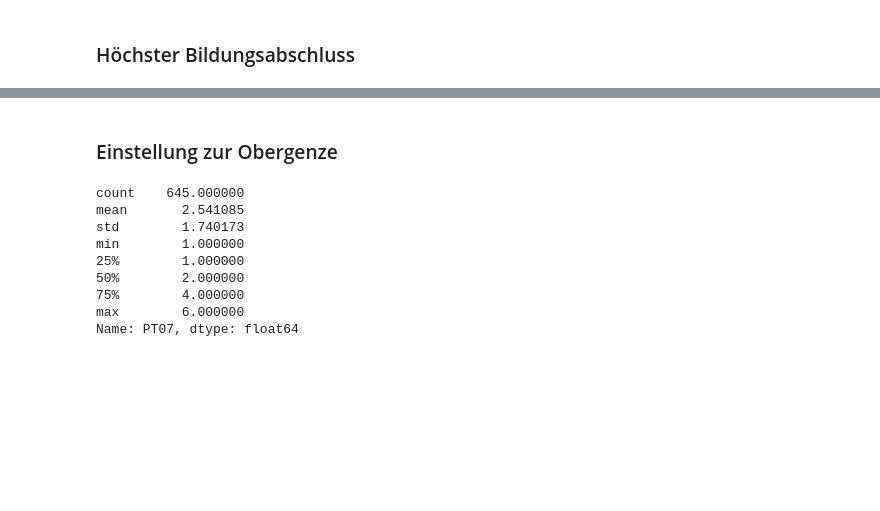
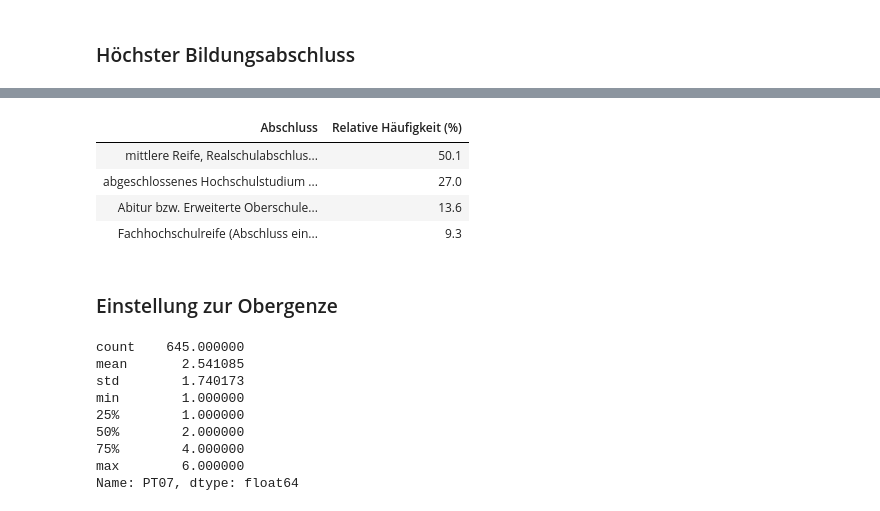
Before and after one commit to lara-polat/KI_Demokratie, a Jupyter notebook: analysis2.ipynb, the cells around one changed output, grey strips where cells are left out. Cells and saved outputs as stored; diff of their text form; code cells hidden in the pictures; blank space fills up the shorter version.

```diff
--- a/analysis2.ipynb
+++ b/analysis2.ipynb
@@ -714,3 +771,44 @@ plt.show()
+# %%
+# ergänzende Tabelle mit Bildungsabschlüssen
+
+import pandas as pd
+from IPython.display import display, HTML
+
+# Labels für Bildungsabschluss
+labels_bildung = {
+    1: 'Schüler/-in, besuche eine allgemeinbildende Vollzeitschule',
+    2: 'Volks- / Hauptschulabschluss bzw. Polytechnische Oberschule mit Abschluss 8. oder 9. Klasse',
+    3: 'mittlere Reife, Realschulabschluss bzw. Polytechnische Oberschule mit Abschluss 10. Klasse',
+    4: 'Fachhochschulreife (Abschluss einer Fachoberschule etc.)',
+    5: 'Abitur bzw. Erweiterte Oberschule mit Abschluss 12. Klasse (Hochschulreife)',
+    6: 'abgeschlossenes Hochschulstudium (Uni/FH)'
+}
+
+# Abschluss-Spalte in Textlabels umwandeln
+# df_masterprojekt1['PT03'] enthält die numerischen Codes (1–6)
+abschluss_series = df_masterprojekt1['PT03'].map(labels_bildung)
+
+# elative Häufigkeiten in % berechnen
+rel_freq = abschluss_series.value_counts(normalize=True, dropna=False) * 100
+
+# HTML-Tabelle im LMU-Grün
+green = "#00883A"
+
+result_df = pd.DataFrame({
+    f'<span style="color:{green}"><b>Abschluss</b></span>': rel_freq.index,
+    f'<span style="color:{green}"><b>Relative Häufigkeit (%)</b></span>': rel_freq.round(1).values
+}).sort_values(
+    by=f'<span style="color:{green}"><b>Relative Häufigkeit (%)</b></span>',
+    ascending=False
+).reset_index(drop=True)
+
+display(HTML(result_df.to_html(escape=False, index=False)))
+# %% [output]
+| Abschluss | Relative Häufigkeit (%) |
+| mittlere Reife, Realschulabschlus... | 50.1 |
+| abgeschlossenes Hochschulstudium ... | 27.0 |
+| Abitur bzw. Erweiterte Oberschule... | 13.6 |
+| Fachhochschulreife (Abschluss ein... | 9.3 |
 # %% [markdown]
 ### Einstellung zur Obergenze
 # %%
```
Also changed, not shown: parts of 18 cells of this notebook, 1 other file.
